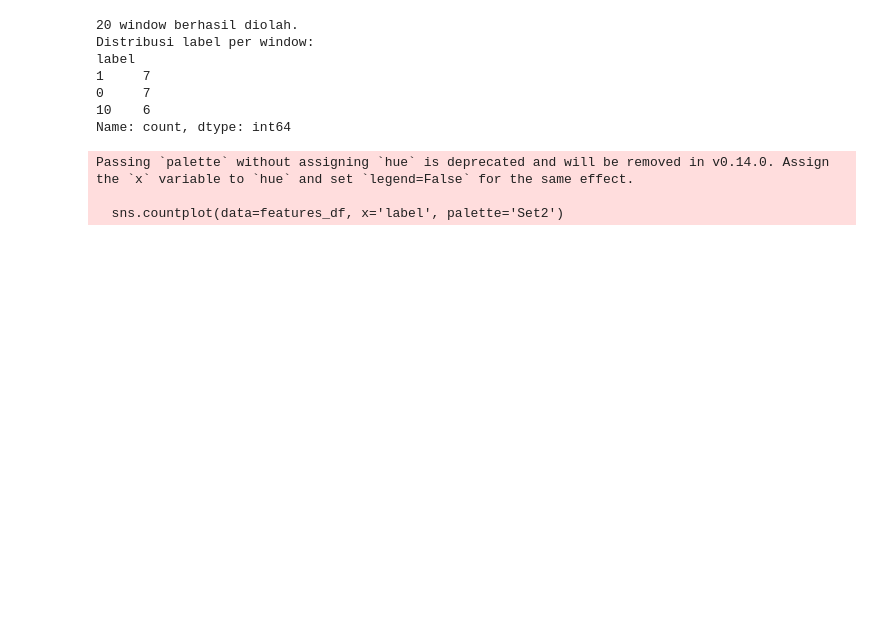
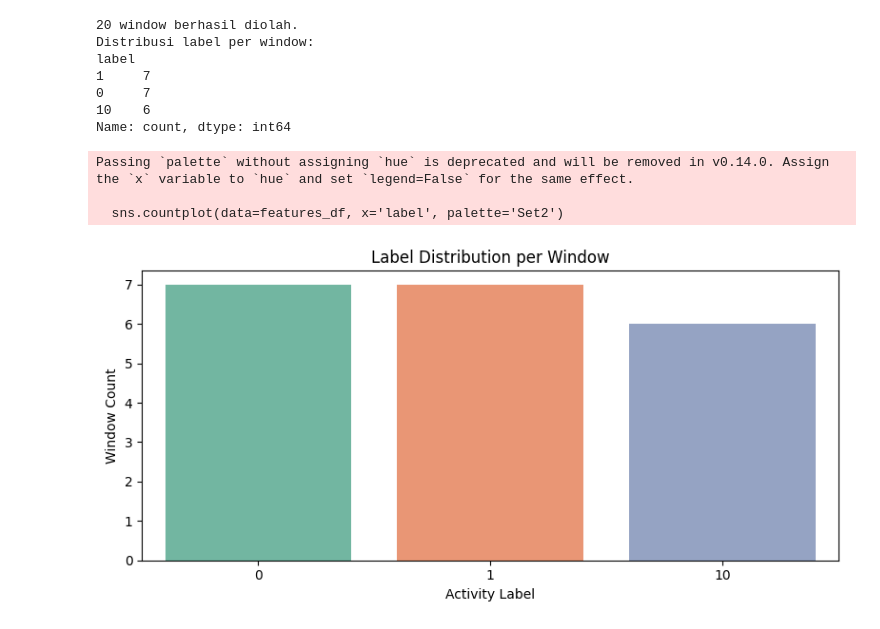
Before and after one commit to verykurniabakti/visenvimu, a Jupyter notebook: imu_data_pso_svm.ipynb, the cells around one changed output. Cells and saved outputs as stored; diff of their text form; code cells hidden in the pictures; blank space fills up the shorter version.

```diff
--- a/imu_data_pso_svm.ipynb
+++ b/imu_data_pso_svm.ipynb
@@ -462,23 +456,25 @@ features_df.to_csv("features_svm_ready.csv", index=False)
 # %%
 import matplotlib.pyplot as plt
 import seaborn as sns
+%matplotlib inline
 
 plt.figure(figsize=(8, 4))
 sns.countplot(data=features_df, x='label', palette='Set2')
-plt.title("Distribusi Label per Window")
-plt.xlabel("Label Aktivitas")
-plt.ylabel("Jumlah Window")
+plt.title("Label Distribution per Window")
+plt.xlabel("Activity Label")
+plt.ylabel("Window Count")
 plt.tight_layout()
 
-# Simpan sebagai file PNG
-plt.savefig("distribusi_label.png", dpi=300)
+# 💾 Save plot as PNG file
+plt.savefig("label_distribution.png", dpi=300)
 
 # Tampilkan gambar langsung
 plt.show()
 # %% [output]
 Passing `palette` without assigning `hue` is deprecated and will be removed in v0.14.0. Assign the `x` variable to `hue` and set `legend=False` for the same effect.
 
   sns.countplot(data=features_df, x='label', palette='Set2')
+[figure, added]
 # %%
 # Hanya fitur numerik (drop kolom 'label' untuk korelasi)
 corr = features_df.drop(columns=['label']).corr()
```
Also changed, not shown: parts of 16 cells of this notebook, 15 other files.
